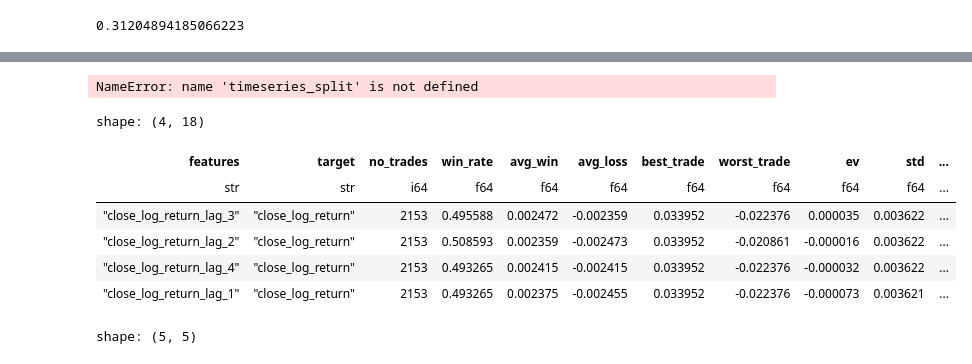
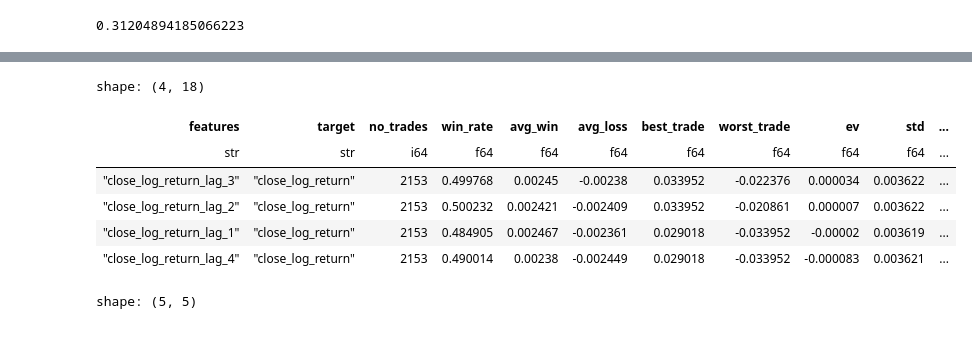
Before and after one commit to Arthur926564/quant-trading-memLabs, a Jupyter notebook: modelTrade.ipynb, the cells around one changed output, grey strips where cells are left out. Saved outputs shown, nothing was run; the diff lists cells and outputs as text; code cells hidden in the pictures.

```diff
--- a/modelTrade.ipynb
+++ b/modelTrade.ipynb
@@ -590,32 +535,24 @@ def benchmark_mlp_model(
-# %%
-target = 'close_log_return'
-features = ['close_log_return_lag_2']
-model = MLPModel(len(features))
-perf = benchmark_mlp_model(ts, features, target, model, annualized_rate, no_epochs=50)
-perf
-# %% [output]
-NameError: name 'timeseries_split' is not defined
 # %%
 import itertools
 
 benchmarks = []
 feature_pool = [f'{target}_lag_{i}' for i in range(1, max_lags + 1)]
 combos = list(itertools.combinations(feature_pool, 1))
 
 for features in combos:
-    model = LinearModel(len(features))
+    model = MLPModel(len(features))
     benchmarks.append(research.benchmark_reg_model(ts, list(features), target, model, annualized_rate, test_size=test_size, no_epochs=200, loss=nn.L1Loss()))
 
 benchmark = pl.DataFrame(benchmarks)
 benchmark.sort('sharpe', descending=True)
 # %% [output]
 shape: (4, 18)
 | features | target | no_trades | win_rate | avg_win | avg_loss | best_trade | worst_trade | ev | std | ... |
 | str | str | i64 | f64 | f64 | f64 | f64 | f64 | f64 | f64 | ... |
-| "close_log_return_lag_3" | "close_log_return" | 2153 | 0.495588 | 0.002472 | -0.002359 | 0.033952 | -0.022376 | 0.000035 | 0.003622 | ... |
-| "close_log_return_lag_2" | "close_log_return" | 2153 | 0.508593 | 0.002359 | -0.002473 | 0.033952 | -0.020861 | -0.000016 | 0.003622 | ... |
-| "close_log_return_lag_4" | "close_log_return" | 2153 | 0.493265 | 0.002415 | -0.002415 | 0.033952 | -0.022376 | -0.000032 | 0.003622 | ... |
-| "close_log_return_lag_1" | "close_log_return" | 2153 | 0.493265 | 0.002375 | -0.002455 | 0.033952 | -0.022376 | -0.000073 | 0.003621 | ... |
+| "close_log_return_lag_3" | "close_log_return" | 2153 | 0.499768 | 0.00245 | -0.00238 | 0.033952 | -0.022376 | 0.000034 | 0.003622 | ... |
+| "close_log_return_lag_2" | "close_log_return" | 2153 | 0.500232 | 0.002421 | -0.002409 | 0.033952 | -0.020861 | 0.000007 | 0.003622 | ... |
+| "close_log_return_lag_1" | "close_log_return" | 2153 | 0.484905 | 0.002467 | -0.002361 | 0.029018 | -0.033952 | -0.00002 | 0.003619 | ... |
+| "close_log_return_lag_4" | "close_log_return" | 2153 | 0.490014 | 0.00238 | -0.002449 | 0.029018 | -0.033952 | -0.000083 | 0.003621 | ... |
 # %%
 research.auto_reg_corr_matrx(ts, target, max_lags)
 # %% [output]
```
Also changed, not shown: parts of 28 cells of this notebook, 3 other files.
